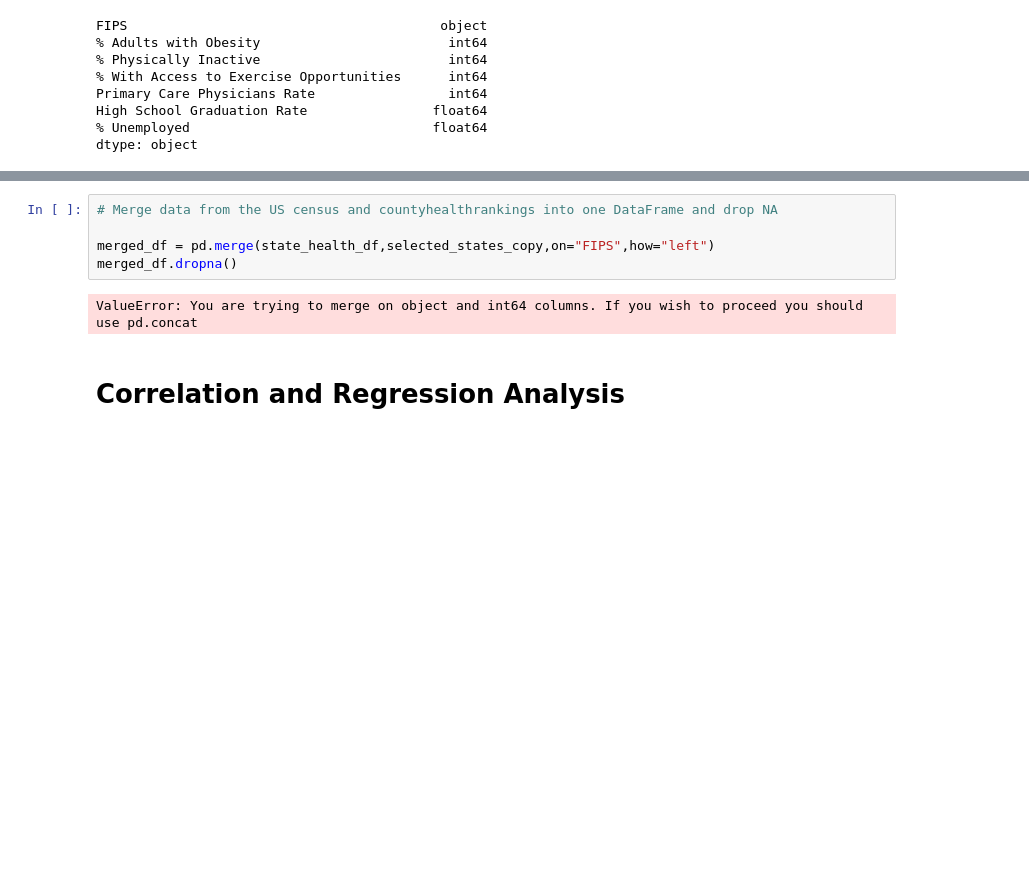
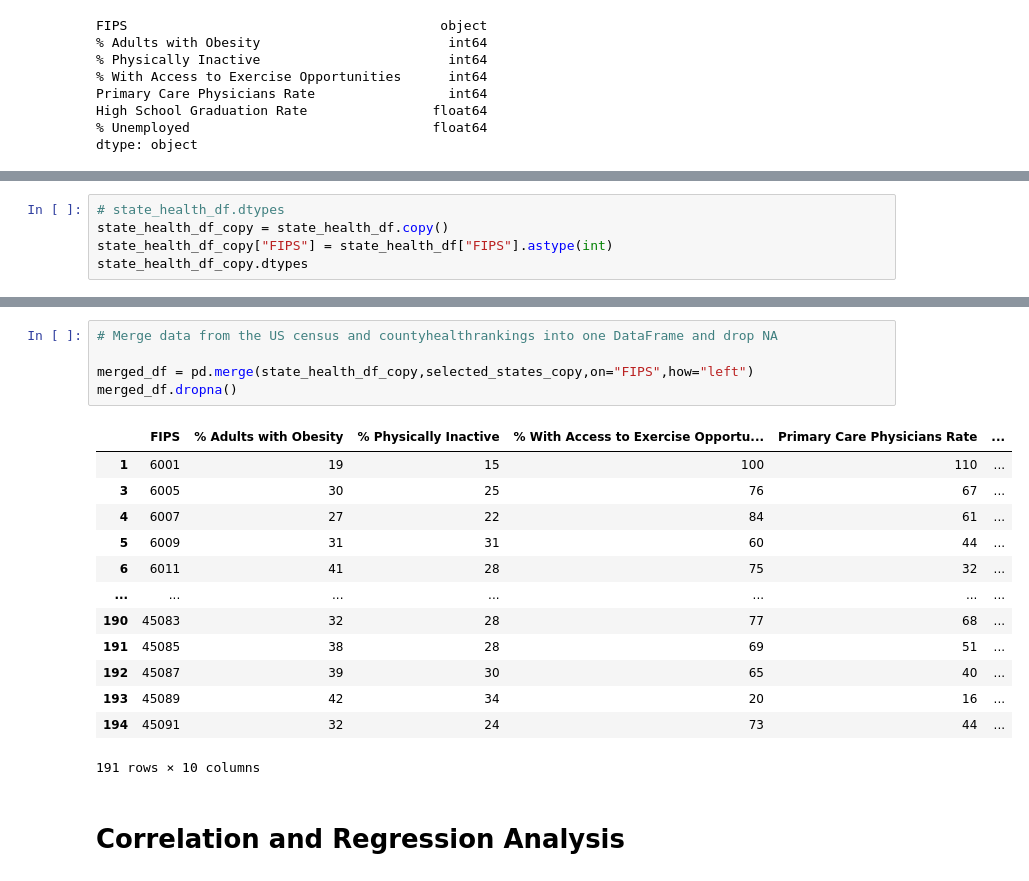
Before and after one commit to katrinan029/project-movat, a Jupyter notebook: Project code.ipynb, the cells around one changed output, grey strips where cells are left out. Saved outputs shown, nothing was run; the diff lists cells and outputs as text; blank space fills up the shorter version.

```diff
--- a/Project code.ipynb
+++ b/Project code.ipynb
@@ -192,0 +214,5 @@ state_health_df.head()
+# %%
+# state_health_df.dtypes
+state_health_df_copy = state_health_df.copy()
+state_health_df_copy["FIPS"] = state_health_df["FIPS"].astype(int)
+state_health_df_copy.dtypes
@@ -193,10 +228,22 @@ state_health_df.head()
 # %%
 # Merge data from the US census and countyhealthrankings into one DataFrame and drop NA
 
-merged_df = pd.merge(state_health_df,selected_states_copy,on="FIPS",how="left")
+merged_df = pd.merge(state_health_df_copy,selected_states_copy,on="FIPS",how="left")
 merged_df.dropna()
 # %% [output]
+|  | FIPS | % Adults with Obesity | % Physically Inactive | % With Access to Exercise Opportu... | Primary Care Physicians Rate | ... |
+| 1 | 6001 | 19 | 15 | 100 | 110 | ... |
+| 3 | 6005 | 30 | 25 | 76 | 67 | ... |
+| 4 | 6007 | 27 | 22 | 84 | 61 | ... |
+| 5 | 6009 | 31 | 31 | 60 | 44 | ... |
+| 6 | 6011 | 41 | 28 | 75 | 32 | ... |
+| ... | ... | ... | ... | ... | ... | ... |
+| 190 | 45083 | 32 | 28 | 77 | 68 | ... |
+| 191 | 45085 | 38 | 28 | 69 | 51 | ... |
+| 192 | 45087 | 39 | 30 | 65 | 40 | ... |
+| 193 | 45089 | 42 | 34 | 20 | 16 | ... |
+| 194 | 45091 | 32 | 24 | 73 | 44 | ... |
-ValueError: You are trying to merge on object and int64 columns. If you wish to proceed you should use pd.concat
+191 rows × 10 columns
 # %% [markdown]
 # Correlation and Regression Analysis
 # %% [markdown]
```
Also changed, not shown: parts of 7 cells of this notebook.
